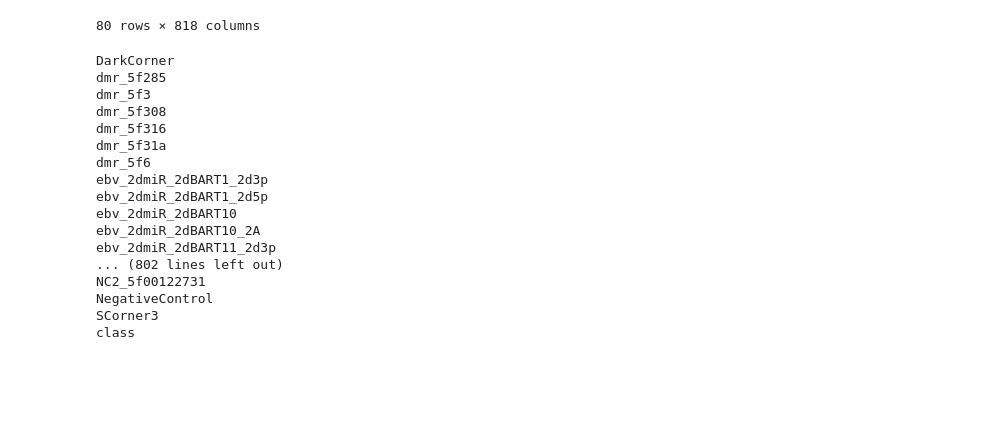
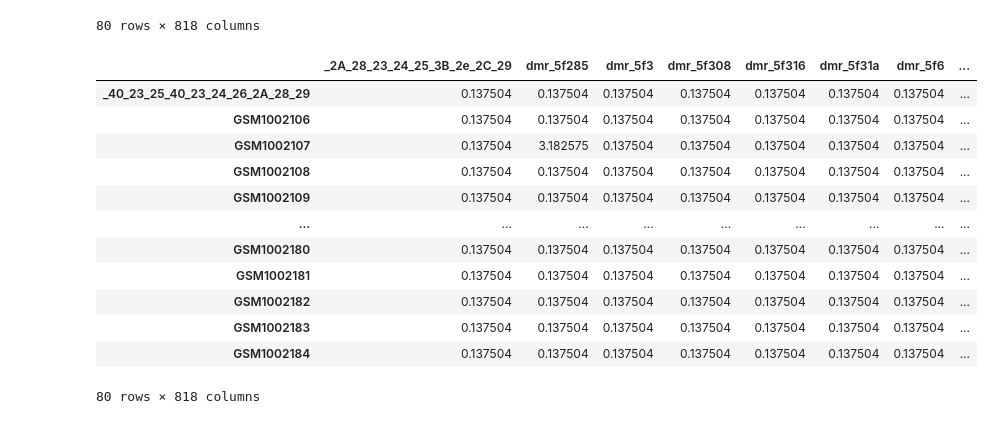
Before and after one commit to colombelli/bioinformatics-ml, a Jupyter notebook: Experiments/dataframes_conversion_experiments.ipynb, the cells around one changed output. Cells and saved outputs as stored; diff of their text form; code cells hidden in the pictures; blank space fills up the shorter version.

```diff
--- a/Experiments/dataframes_conversion_experiments.ipynb
+++ b/Experiments/dataframes_conversion_experiments.ipynb
@@ -287,23 +295,2 @@ def decode_df(df):
 
     return df
-# %%
-for c in encode_df(pdf).columns:
-    print(c)
-# %% [output]
-DarkCorner
-dmr_5f285
-dmr_5f3
-dmr_5f308
-dmr_5f316
-dmr_5f31a
-dmr_5f6
-ebv_2dmiR_2dBART1_2d3p
-ebv_2dmiR_2dBART1_2d5p
-ebv_2dmiR_2dBART10
-ebv_2dmiR_2dBART10_2A
-ebv_2dmiR_2dBART11_2d3p
-... (802 lines left out)
-NC2_5f00122731
-NegativeControl
-SCorner3
-class
@@ -309,0 +302,16 @@ class
+# %%
+enc_test
+# %% [output]
+|  | _2A_28_23_24_25_3B_2e_2C_29 | dmr_5f285 | dmr_5f3 | dmr_5f308 | dmr_5f316 | dmr_5f31a | dmr_5f6 | ... |
+| _40_23_25_40_23_24_26_2A_28_29 | 0.137504 | 0.137504 | 0.137504 | 0.137504 | 0.137504 | 0.137504 | 0.137504 | ... |
+| GSM1002106 | 0.137504 | 0.137504 | 0.137504 | 0.137504 | 0.137504 | 0.137504 | 0.137504 | ... |
+| GSM1002107 | 0.137504 | 3.182575 | 0.137504 | 0.137504 | 0.137504 | 0.137504 | 0.137504 | ... |
+| GSM1002108 | 0.137504 | 0.137504 | 0.137504 | 0.137504 | 0.137504 | 0.137504 | 0.137504 | ... |
+| GSM1002109 | 0.137504 | 0.137504 | 0.137504 | 0.137504 | 0.137504 | 0.137504 | 0.137504 | ... |
+| ... | ... | ... | ... | ... | ... | ... | ... | ... |
+| GSM1002180 | 0.137504 | 0.137504 | 0.137504 | 0.137504 | 0.137504 | 0.137504 | 0.137504 | ... |
+| GSM1002181 | 0.137504 | 0.137504 | 0.137504 | 0.137504 | 0.137504 | 0.137504 | 0.137504 | ... |
+| GSM1002182 | 0.137504 | 0.137504 | 0.137504 | 0.137504 | 0.137504 | 0.137504 | 0.137504 | ... |
+| GSM1002183 | 0.137504 | 0.137504 | 0.137504 | 0.137504 | 0.137504 | 0.137504 | 0.137504 | ... |
+| GSM1002184 | 0.137504 | 0.137504 | 0.137504 | 0.137504 | 0.137504 | 0.137504 | 0.137504 | ... |
+80 rows × 818 columns
```
Also changed, not shown: parts of 5 cells of this notebook.
